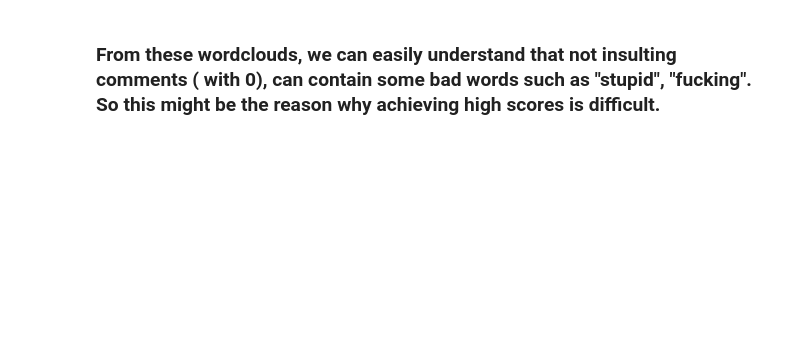
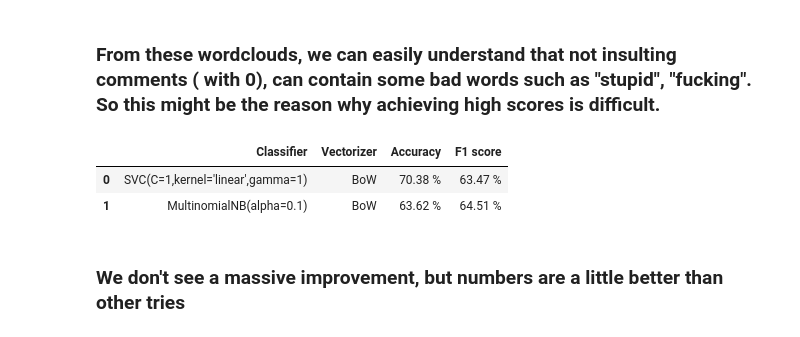
Before and after one commit to Myrto-Iglezou/Comment-Classifier, a Jupyter notebook: project3.ipynb, the cells around one changed output. Saved outputs shown, nothing was run; the diff lists cells and outputs as text; code cells hidden in the pictures; blank space fills up the shorter version.

```diff
--- a/project3.ipynb
+++ b/project3.ipynb
@@ -505,0 +510,22 @@ generate_WordCloud(notins_tempdf['Comment'],stopwords)
+# %%
+for bad in listOfbad:
+    x_train = x_train.str.replace(bad, "", case=False)  # remove common bad words from train
+    x_test = x_test.str.replace(bad, "", case=False) # remove common bad words from test
+# %%
+count_train,count_test = vectorizeData(x_train,x_test,CountVectorizer(max_df=1.0, min_df=1))
+count_train = count_train.toarray()
+count_test = count_test.toarray()
+# %%
+tempdf = DataFrame(columns=['Classifier','Vectorizer','Accuracy','F1 score'])
+# %%
+# Try in the best combination
+tempdf = addToStat(tempdf,svm.SVC(C=1,kernel='linear',gamma=1),count_train,y_train,count_test,y_test,"BoW","SVC(C=1,kernel='linear',gamma=1)")
+tempdf = addToStat(tempdf,MultinomialNB(alpha=0.1),count_train, y_train,count_test,y_test,"BoW","MultinomialNB(alpha=0.1)")
+# %%
+tempdf
+# %% [output]
+|  | Classifier | Vectorizer | Accuracy | F1 score |
+| 0 | SVC(C=1,kernel='linear',gamma=1) | BoW | 70.38 % | 63.47 % |
+| 1 | MultinomialNB(alpha=0.1) | BoW | 63.62 % | 64.51 % |
+# %% [markdown]
+### We don't see a massive improvement, but numbers are a little better than other tries
```
Also changed, not shown: parts of 14 cells of this notebook, 1 other file.
